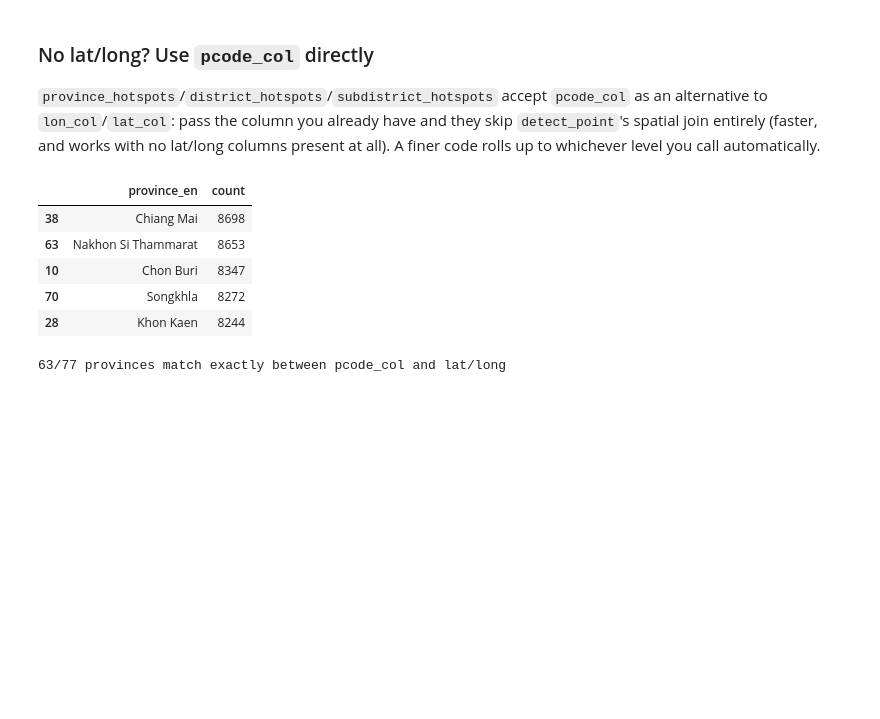
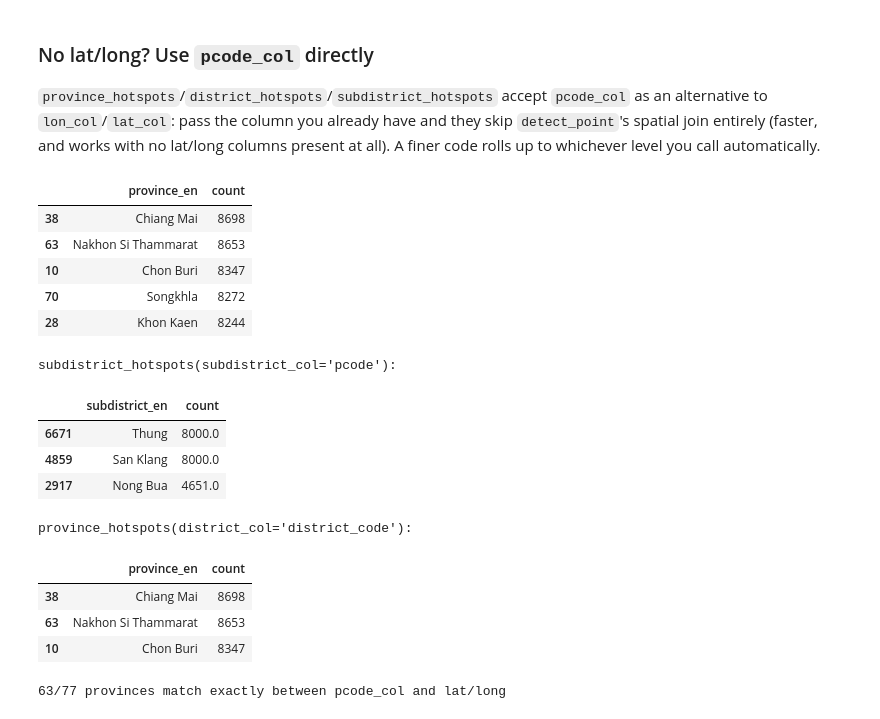
Before and after one commit to nongwarodom/spatialdetection, a Jupyter notebook: notebooks/quickstart.ipynb, the cells around one changed output. Drawn from its saved outputs; the diff is of its cells as text; code cells hidden in the pictures; blank space fills up the shorter version.

```diff
--- a/notebooks/quickstart.ipynb
+++ b/notebooks/quickstart.ipynb
@@ -267,6 +267,31 @@ prov_via_pcode.sort_values("count", ascending=False)[["province_en", "count"]].h
 | 10 | Chon Buri | 8347 |
 | 70 | Songkhla | 8272 |
 | 28 | Khon Kaen | 8244 |
+# %%
+# province_col/district_col/subdistrict_col are identical synonyms for
+# pcode_col, named for whichever level matches your column. subdistrict_col
+# here needs no rollup (the pcode column is already subdistrict-grained);
+# district_col rolls district_code up to province_hotspots's coarser level.
+with warnings.catch_warnings():
+    warnings.simplefilter("ignore", UserWarning)
+    sub_via_subdistrict_col = subdistrict_hotspots(person_df[["pcode"]], subdistrict_col="pcode", k=5, permutations=49)
+    prov_via_district_col = province_hotspots(person_df[["district_code"]], district_col="district_code", k=5, permutations=49)
+
+print("subdistrict_hotspots(subdistrict_col='pcode'):")
+display(sub_via_subdistrict_col.sort_values("count", ascending=False)[["subdistrict_en", "count"]].head(3))
+print("province_hotspots(district_col='district_code'):")
+display(prov_via_district_col.sort_values("count", ascending=False)[["province_en", "count"]].head(3))
+# %% [output]
+subdistrict_hotspots(subdistrict_col='pcode'):
+|  | subdistrict_en | count |
+| 6671 | Thung | 8000.0 |
+| 4859 | San Klang | 8000.0 |
+| 2917 | Nong Bua | 4651.0 |
+province_hotspots(district_col='district_code'):
+|  | province_en | count |
+| 38 | Chiang Mai | 8698 |
+| 63 | Nakhon Si Thammarat | 8653 |
+| 10 | Chon Buri | 8347 |
 # %%
 # Cross-check: pcode_col should agree with the lat/long path (small gaps
 # expected -- a jittered point can land just outside its source polygon).
```
Also changed, not shown: parts of 2 cells of this notebook, 1 other file.
